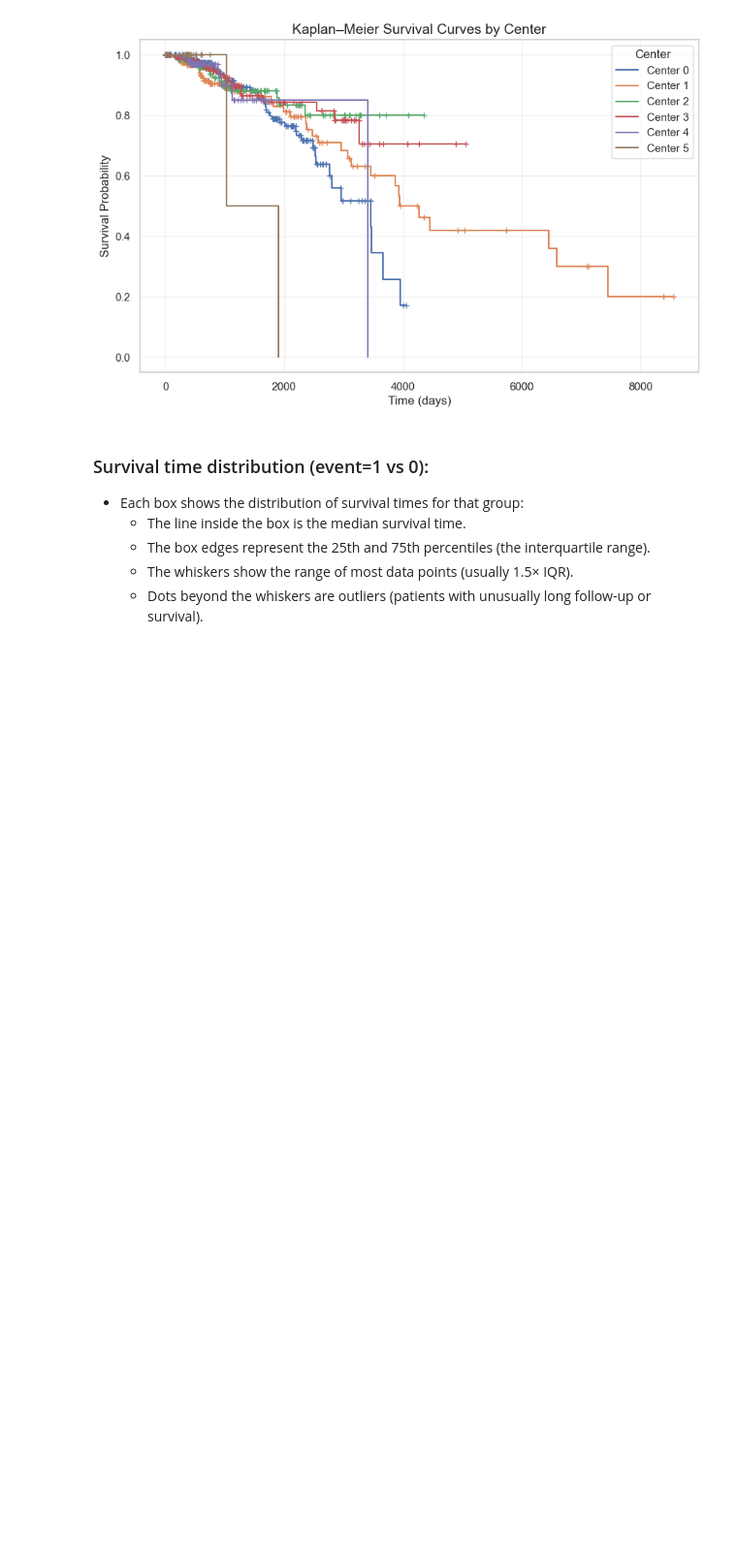
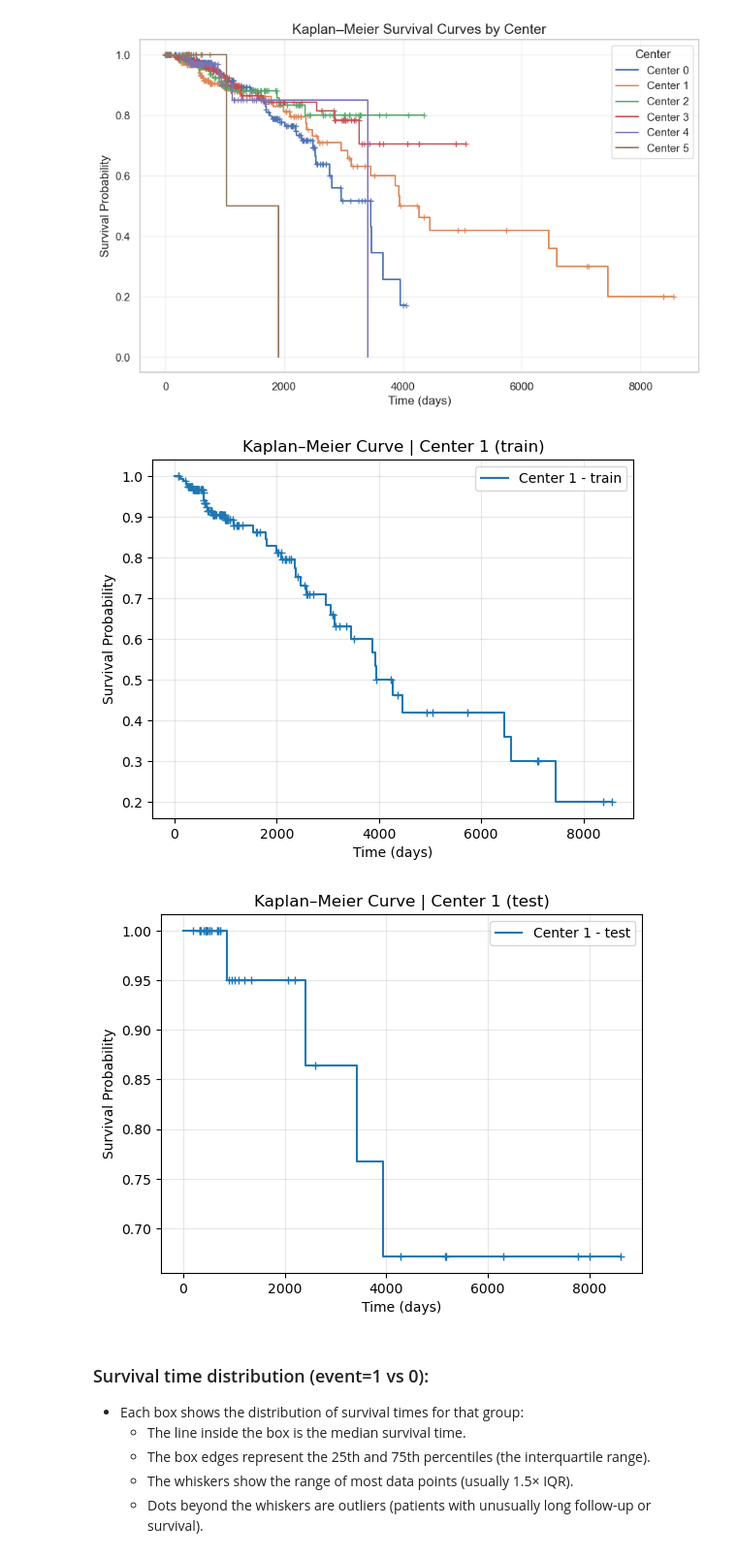
Before and after one commit to nataliamorenob/Survival-Models-in-Federated-Healthcare-Settings, a Jupyter notebook: DataExploration/dataset_exploration.ipynb, the cells around one changed output. Shown at 97% size. Drawn from its saved outputs; the diff is of its cells as text; code cells hidden in the pictures; blank space fills up the shorter version.

```diff
--- a/DataExploration/dataset_exploration.ipynb
+++ b/DataExploration/dataset_exploration.ipynb
@@ -1716,6 +1718,38 @@ plt.grid(alpha=0.3)
 plt.show()
 # %% [output]
 [figure]
+# %%
+from lifelines import KaplanMeierFitter
+import matplotlib.pyplot as plt
+
+center_id = 1
+df_center = df_all[df_all["center"] == center_id].copy()
+
+if "split" not in df_center.columns:
+    raise ValueError("Column 'split' not found in df_all. Ensure df_all includes train/test split.")
+
+for split in ["train", "test"]:
+    df_split = df_center[df_center["split"] == split]
+    if df_split.empty:
+        print(f"No data for Center {center_id} - {split}")
+        continue
+
+    kmf = KaplanMeierFitter()
+    kmf.fit(
+    durations=df_split["time"],
+    event_observed=df_split["event"],
+    label=f"Center {center_id} - {split}"
+    )
+
+    ax = kmf.plot(ci_show=False, show_censors=True, censor_styles={"marker": "+", "ms": 6})
+    ax.set_title(f"Kaplan–Meier Curve | Center {center_id} ({split})")
+    ax.set_xlabel("Time (days)")
+    ax.set_ylabel("Survival Probability")
+    ax.grid(alpha=0.3)
+    plt.show()
+# %% [output]
+[figure, added]
+[figure, added]
 # %% [markdown]
 ### Survival time distribution (event=1 vs 0):
 - Each box shows the distribution of survival times for that group:
```
Also changed, not shown: parts of 1 cell of this notebook, 13 other files.
